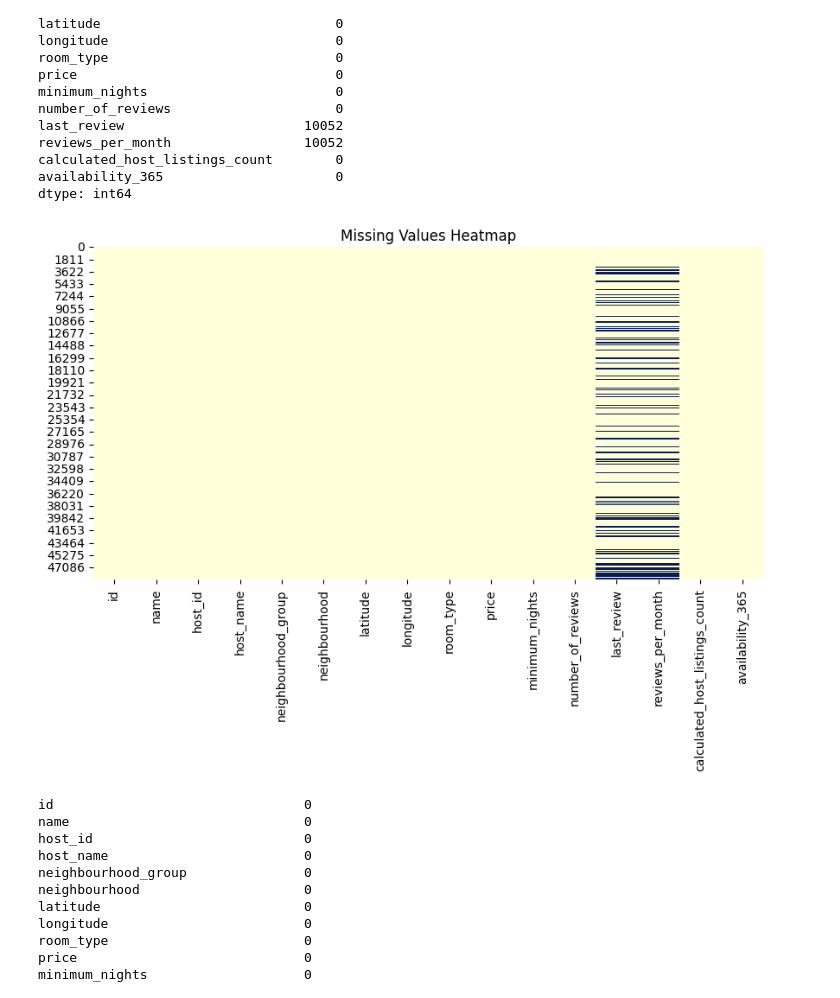
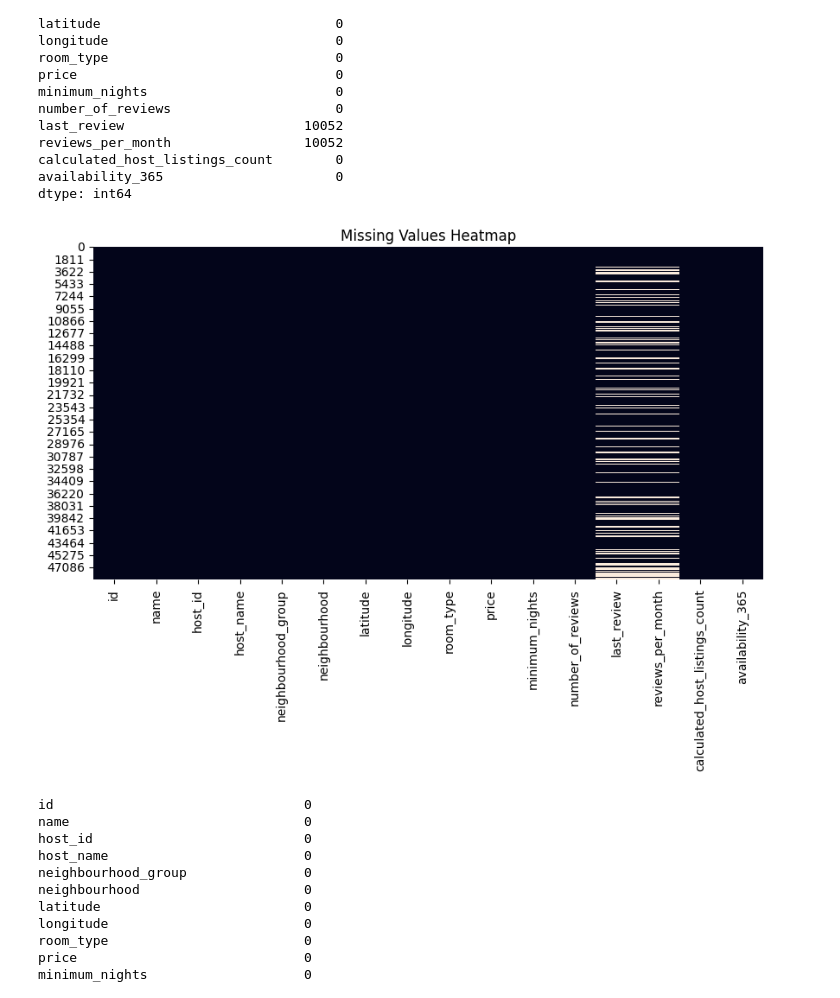
Before and after one commit to abhijeetanand9875/AirBnb_Bookings_Analysis-EDA-Abhijeet, a Jupyter notebook: Abhijeet_EDA_AirBnb_Bookings_Analysis_Notebook.ipynb, the cells around one changed output. Cells and saved outputs as stored; diff of their text form; code cells hidden in the pictures.

```diff
--- a/Abhijeet_EDA_AirBnb_Bookings_Analysis_Notebook.ipynb
+++ b/Abhijeet_EDA_AirBnb_Bookings_Analysis_Notebook.ipynb
@@ -24,7 +28,7 @@ import plotly.express as px
 #**Load DataSett**
 # %%
 #load and read the data set
-path = "/content/drive/MyDrive/Airbnb NYC 2019.csv"
+path ="/content/drive/MyDrive/Copy of Airbnb NYC 2019.csv"
 airbnb_data = pd.read_csv(path)
 # %%
 #print the dataset
@@ -145,12 +149,12 @@ dtype: int64
 # %%
 # Visualizing the missing values through heatmap
 
 plt.figure(figsize=(10, 5))
-sns.heatmap(airbnb_data.isnull(), cbar=False, cmap='YlGnBu')
+sns.heatmap(airbnb_data.isnull(), cbar=False, cmap="rocket")
 plt.title('Missing Values Heatmap')
 plt.show()
 # %% [output]
-[figure, old version]
+[figure, new version]
 # %%
 #filling NULL value in 4 column with respective values
 airbnb_data.fillna({"name":"NAN"}, inplace=True)
```
Also changed, not shown: parts of 32 cells of this notebook.
